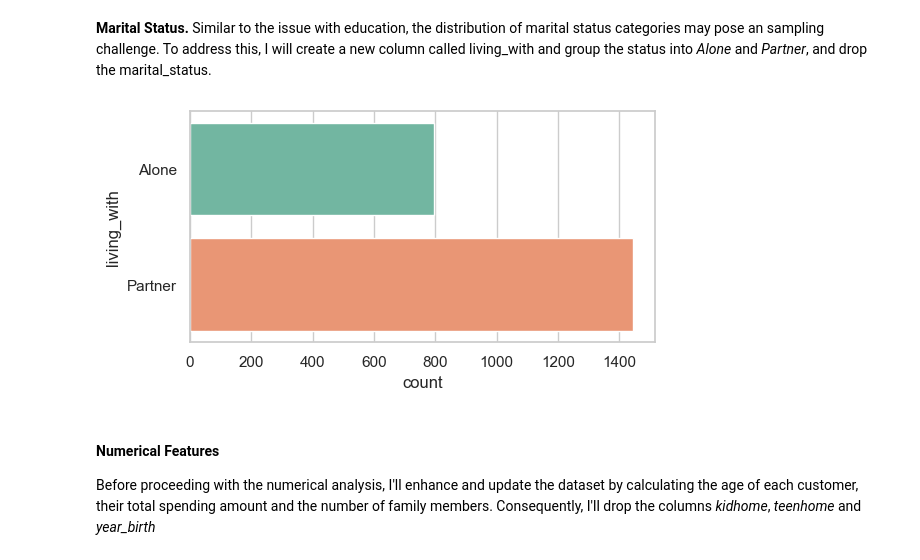
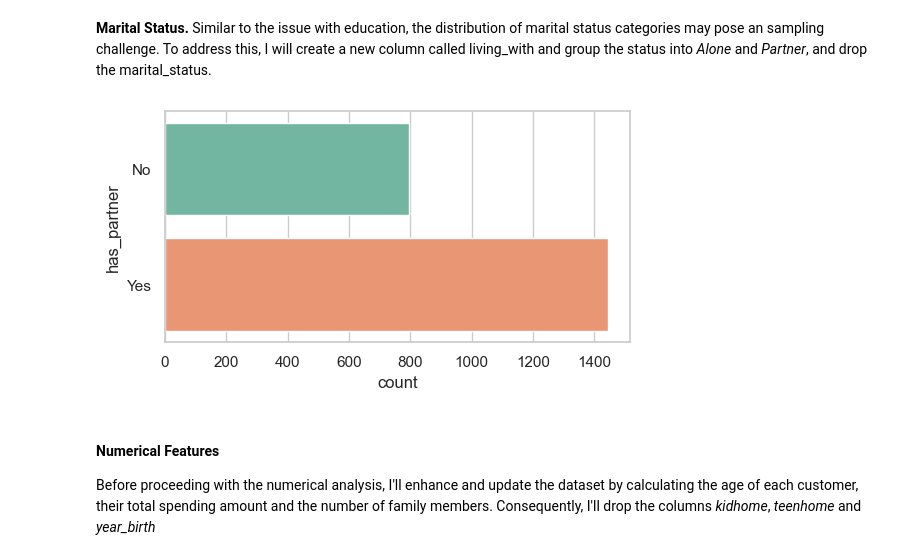
Before and after one commit to Anotherafael/CustomerSegmentation, a Jupyter notebook: EDA.ipynb, the cells around one changed output. Saved outputs shown, nothing was run; the diff lists cells and outputs as text; code cells hidden in the pictures.

```diff
--- a/EDA.ipynb
+++ b/EDA.ipynb
@@ -147,3 +137,20 @@ df = df.rename(
+# %%
+df.rename(
+    columns={
+        'mntfishproducts': 'mnt_fish',
+        'mntmeatproducts': 'mnt_meat',
+        'mntsweetproducts': 'mnt_sweet',
+        'mntgoldprods': 'mnt_gold',
+        'mntfruits': 'mnt_fruits',
+        'mntwines': 'mnt_wines',
+        'numcatalogpurchases': 'num_catalog_purchases',
+        'numdealspurchases': 'num_deals_purchases',
+        'numstorepurchases': 'num_store_purchases',
+        'numwebpurchases': 'num_web_purchases',
+        'numwebvisitsmonth': 'num_web_visits_month',
+    },
+    inplace=True,
+)
 # %% [markdown]
 Finally, I'll convert the Customer_Dt column to datetime format.
 # %%
@@ -277,25 +284,26 @@ plt.show()
 # %% [markdown]
 **Marital Status.** Similar to the issue with education, the distribution of marital status categories may pose an sampling challenge. To address this, I will create a new column called living_with and group the status into *Alone* and *Partner*, and drop the marital_status.
 # %%
-df["living_with"] = df.marital_status.replace(
+df["has_partner"] = df.marital_status.replace(
     {
-        "Married": "Partner",
-        "Together": "Partner",
-        "Absurd": "Alone",
-        "Widow": "Alone",
-        "YOLO": "Alone",
-        "Divorced": "Alone",
-        "Single": "Alone",
+        "Married": "Yes",
+        "Together": "Yes",
+        "Absurd": "No",
+        "Alone": "No",
+        "Widow": "No",
+        "YOLO": "No",
+        "Divorced": "No",
+        "Single": "No",
     }
 )
 # %%
 df.drop("marital_status", axis=1, inplace=True)
 # %%
 plt.figure(figsize=(6, 3))
-sns.countplot(df.living_with, palette='Set2')
+sns.countplot(df.has_partner, palette='Set2')
 plt.show()
 # %% [output]
-[figure, old version]
+[figure, new version]
 # %% [markdown]
 #### Numerical Features
 
```
Also changed, not shown: parts of 31 cells of this notebook, 13 other files.
